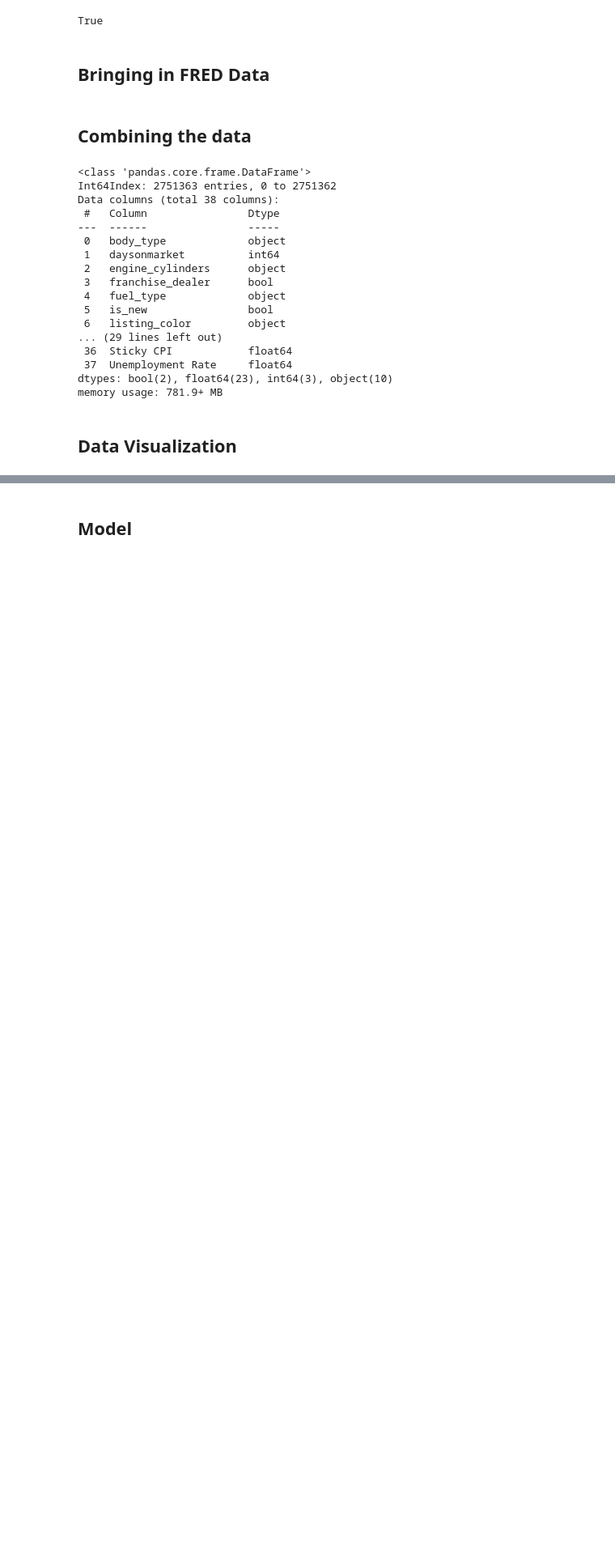
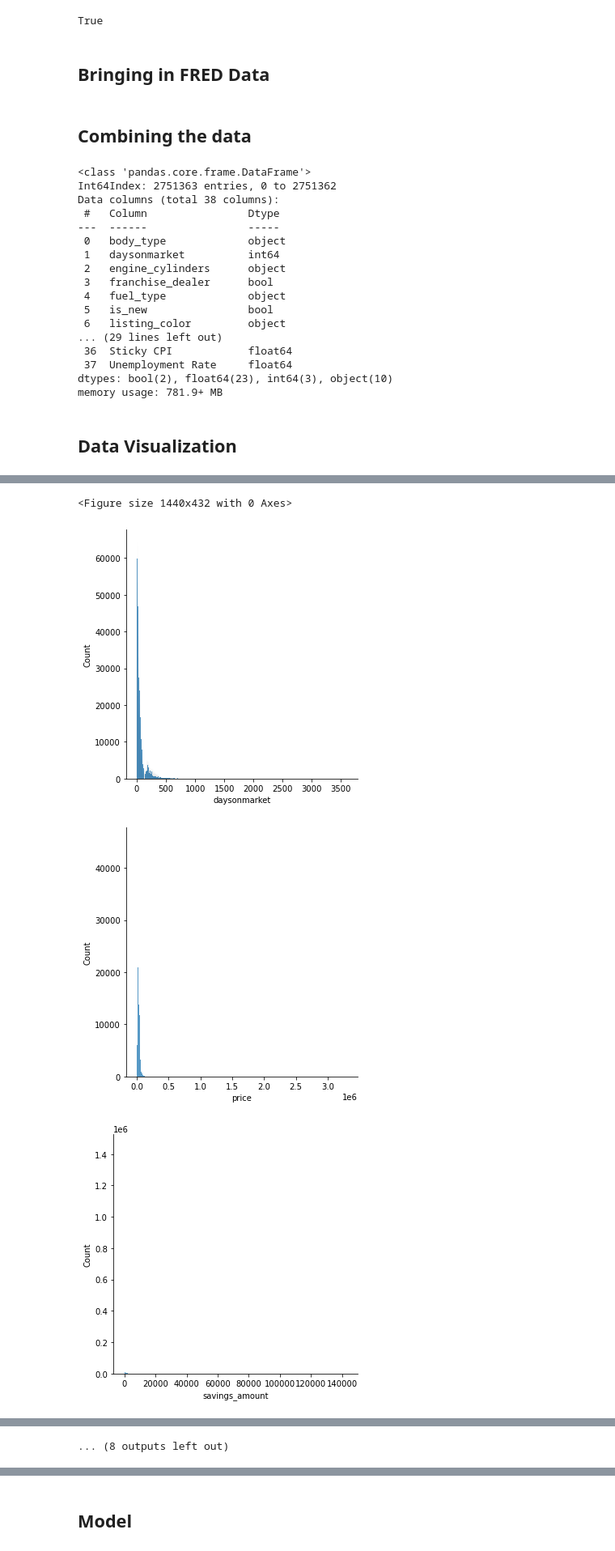
Before and after one commit to callidurai/CarPriceForecast, a Jupyter notebook: Used Car Price Model.ipynb, the cells around one changed output, grey strips where cells are left out. Shown at 81% size. Saved outputs shown, nothing was run; the diff lists cells and outputs as text; code cells hidden in the pictures; blank space fills up the shorter version.

```diff
--- a/Used Car Price Model.ipynb
+++ b/Used Car Price Model.ipynb
@@ -442,6 +446,11 @@ memory usage: 781.9+ MB
 # %%
 cols_numeric = df_final.select_dtypes(include=np.number).columns.tolist()[:19]
 # %%
-#plt.figure(figsize=(20,6))
-#for col in cols_numeric:
-#    sns.displot(df_final[col])
+plt.figure(figsize=(20,6))
+for col in cols_numeric:
+    sns.displot(df_final[col])
+# %% [output]
+<Figure size 1440x432 with 0 Axes>
+[figure, added]
+[figure, added]
+[figure, added]
@@ -448,3 +465,4 @@ cols_numeric = df_final.select_dtypes(include=np.number).columns.tolist()[:19]
+... (8 outputs left out)
 # %%
 #There are probably outliers in the data, but will worry about that in the second run
 #Prefer to get a baseline
```
Also changed, not shown: parts of 27 cells of this notebook.
